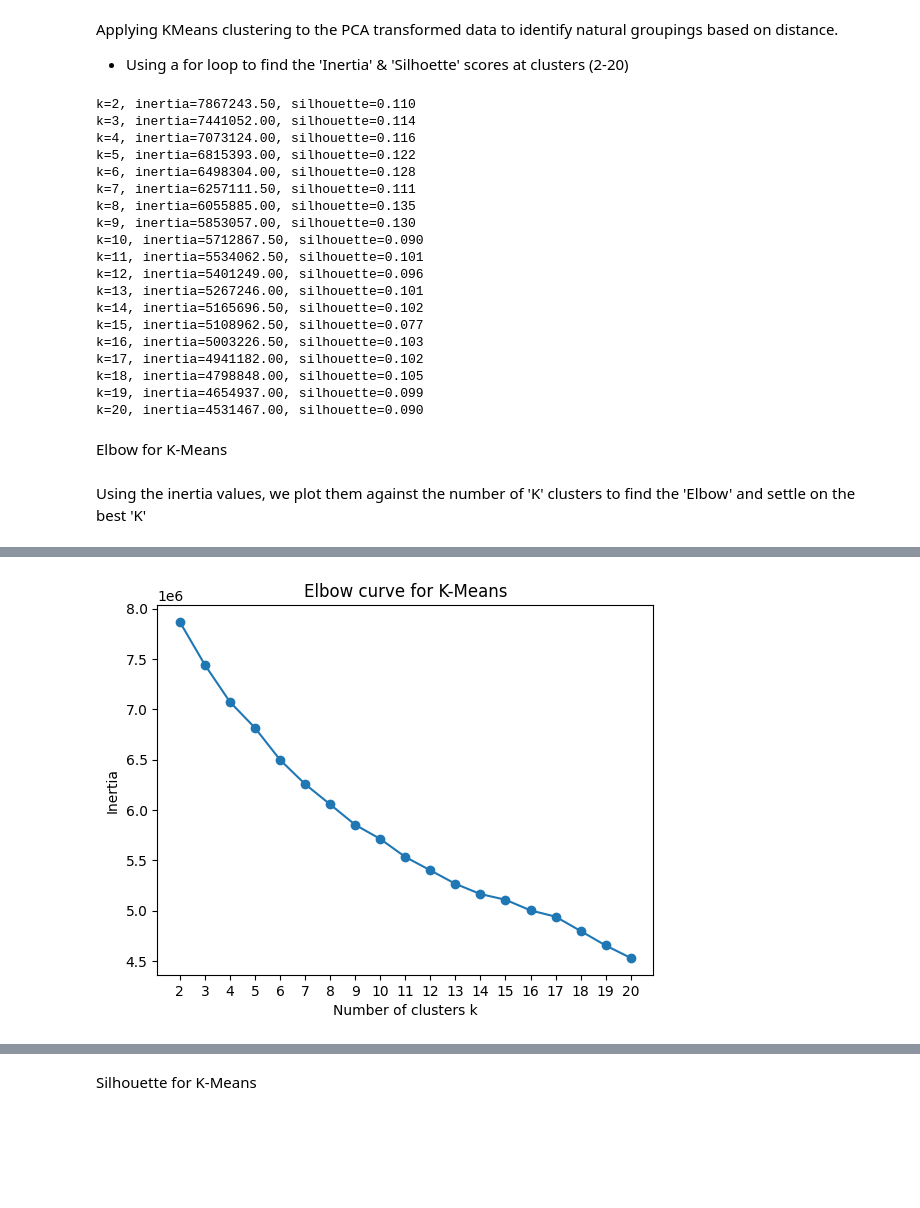
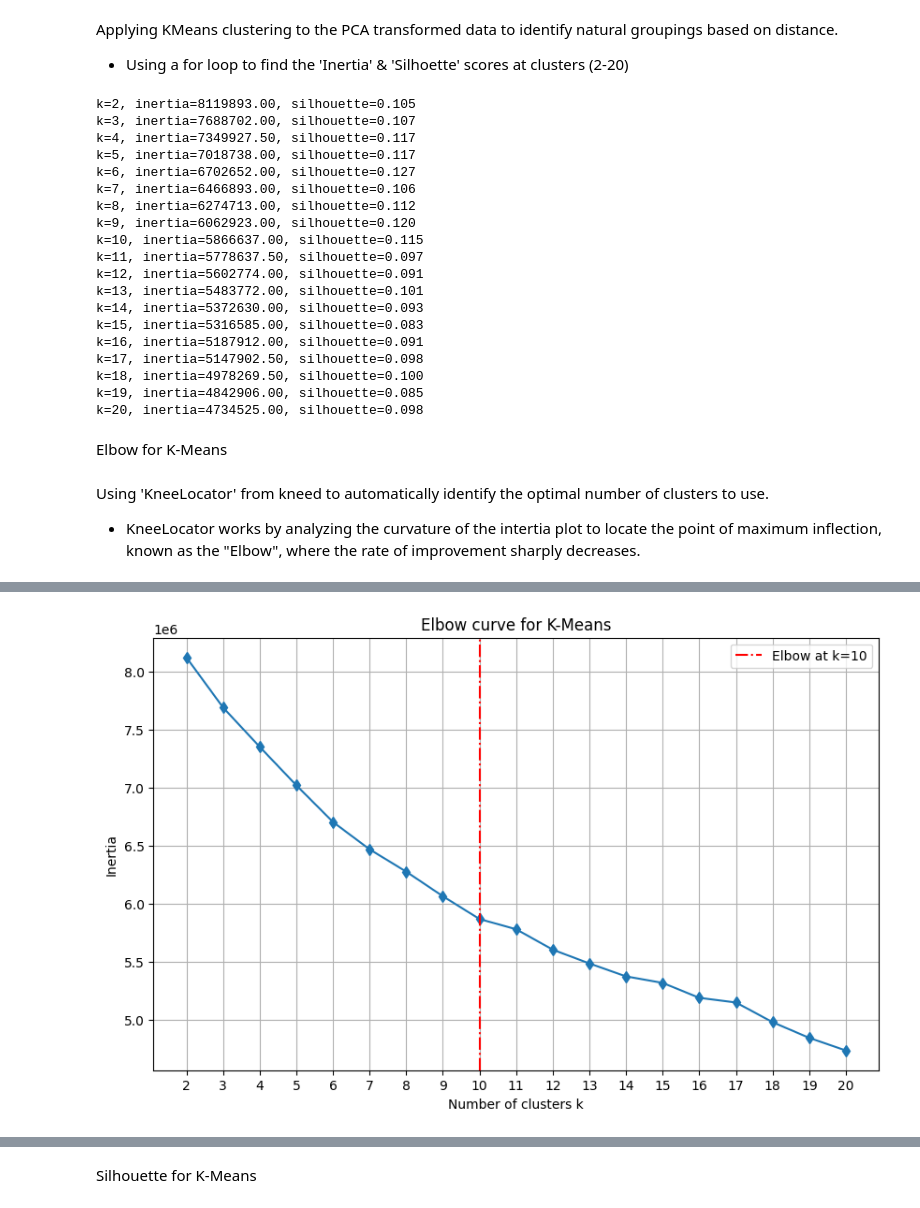
Before and after one commit to Bira0/GroupB, a Jupyter notebook: FinalProject.ipynb, the cells around one changed output, grey strips where cells are left out. Cells and saved outputs as stored; diff of their text form; code cells hidden in the pictures; blank space fills up the shorter version.

```diff
--- a/FinalProject.ipynb
+++ b/FinalProject.ipynb
@@ -176,15 +178,12 @@ X[['Hour', 'LogAmount']].plot(kind='box')
 # %% [markdown]
 Scaling Amount using RobustScaler
 # %%
-from sklearn.preprocessing import StandardScaler, RobustScaler
-rs = RobustScaler()
+from sklearn.preprocessing import StandardScaler
 ss = StandardScaler()
 
-# X[['Hour', 'LogAmount']] = rs.fit_transform(X[['Hour', 'LogAmount']])
-rs.fit(X[['Hour', 'LogAmount']])
-X[['Hour', 'LogAmount']] = rs.transform(X[['Hour', 'LogAmount']])
+X_without_scaling = X.copy()
 
-#X[:] = RobustScaler().fit_transform(X)
+X[['Hour', 'LogAmount']] = ss.fit_transform(X[['Hour', 'LogAmount']])
 # %%
 X[['Hour', 'LogAmount']].plot(kind='box')
 # %% [output]
@@ -357,36 +382,45 @@ for k in Ks:
     sil_scores.append(sil)
     print(f"k={k}, inertia={kmeans.inertia_:.2f}, silhouette={sil:.3f}")
 # %% [output]
-k=2, inertia=7867243.50, silhouette=0.110
-k=3, inertia=7441052.00, silhouette=0.114
-k=4, inertia=7073124.00, silhouette=0.116
-k=5, inertia=6815393.00, silhouette=0.122
-k=6, inertia=6498304.00, silhouette=0.128
-k=7, inertia=6257111.50, silhouette=0.111
-k=8, inertia=6055885.00, silhouette=0.135
-k=9, inertia=5853057.00, silhouette=0.130
-k=10, inertia=5712867.50, silhouette=0.090
-k=11, inertia=5534062.50, silhouette=0.101
-k=12, inertia=5401249.00, silhouette=0.096
-k=13, inertia=5267246.00, silhouette=0.101
-k=14, inertia=5165696.50, silhouette=0.102
-k=15, inertia=5108962.50, silhouette=0.077
-k=16, inertia=5003226.50, silhouette=0.103
-k=17, inertia=4941182.00, silhouette=0.102
-k=18, inertia=4798848.00, silhouette=0.105
-k=19, inertia=4654937.00, silhouette=0.099
-k=20, inertia=4531467.00, silhouette=0.090
+k=2, inertia=8119893.00, silhouette=0.105
+k=3, inertia=7688702.00, silhouette=0.107
+k=4, inertia=7349927.50, silhouette=0.117
+k=5, inertia=7018738.00, silhouette=0.117
+k=6, inertia=6702652.00, silhouette=0.127
+k=7, inertia=6466893.00, silhouette=0.106
+k=8, inertia=6274713.00, silhouette=0.112
+k=9, inertia=6062923.00, silhouette=0.120
+k=10, inertia=5866637.00, silhouette=0.115
+k=11, inertia=5778637.50, silhouette=0.097
+k=12, inertia=5602774.00, silhouette=0.091
+k=13, inertia=5483772.00, silhouette=0.101
+k=14, inertia=5372630.00, silhouette=0.093
+k=15, inertia=5316585.00, silhouette=0.083
+k=16, inertia=5187912.00, silhouette=0.091
+k=17, inertia=5147902.50, silhouette=0.098
+k=18, inertia=4978269.50, silhouette=0.100
+k=19, inertia=4842906.00, silhouette=0.085
+k=20, inertia=4734525.00, silhouette=0.098
 # %% [markdown]
 Elbow for K-Means
-# %% [markdown]
-Using the inertia values, we plot them against the number of 'K' clusters to find the 'Elbow' and settle on the best 'K'
+# %% [markdown]
+Using 'KneeLocator' from kneed to automatically identify the optimal number of clusters to use.
+
+* KneeLocator works by analyzing the curvature of the intertia plot to locate the point of maximum inflection, known as the "Elbow", where the rate of improvement sharply decreases.
 # %%
-plt.figure()
-plt.plot(Ks, inertias, marker='o')
+!pip install kneed
+from kneed import KneeLocator
+kl = KneeLocator(Ks, inertias, curve="convex", direction="decreasing")
+elbowK = kl.elbow
+
+plt.figure(figsize=(10, 6))
+plt.plot(Ks, inertias, marker='d')
+plt.axvline(x=elbowK, color='red', linestyle='-.', label=f'Elbow at k={elbowK}')
 plt.xlabel('Number of clusters k')
 plt.ylabel('Inertia')
 plt.title('Elbow curve for K-Means')
 plt.xticks(np.arange(2, 21, 1))
-
+plt.legend()
+plt.grid(True)
 plt.show()
 # %% [output]
@@ -393 +434 @@ plt.show()
-[figure, old version]
+[figure, new version]
```
Also changed, not shown: parts of 55 cells of this notebook.
